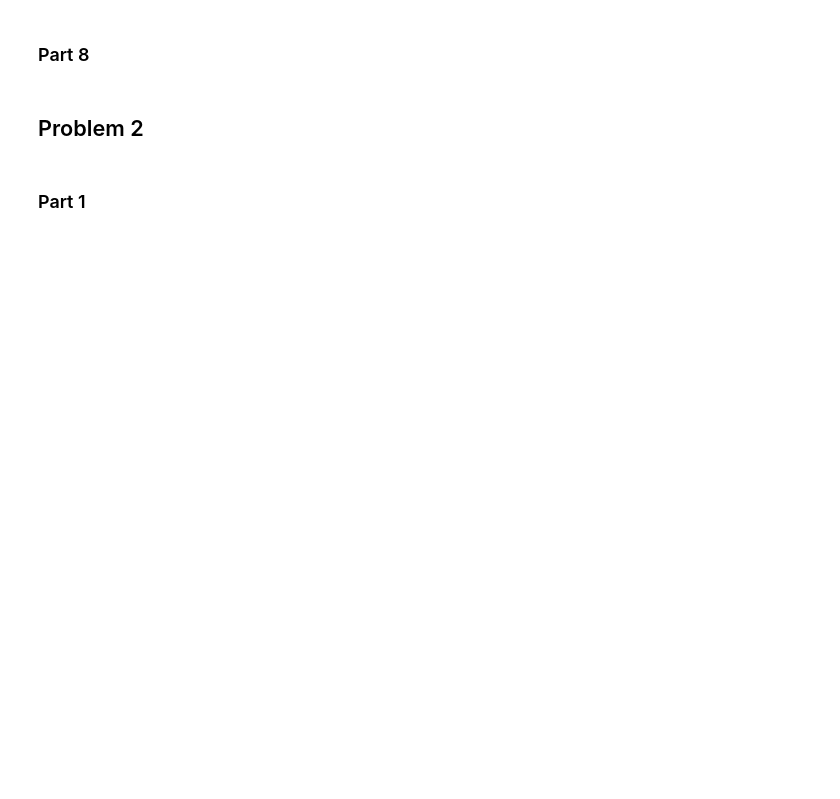
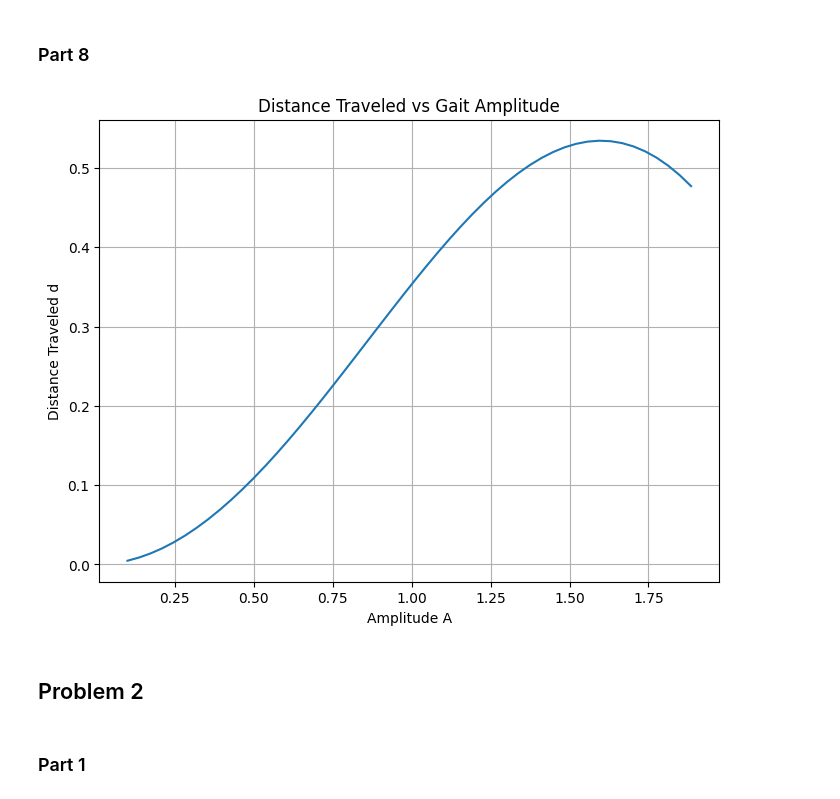
Before and after one commit to ryan-omori/MAE-269, a Jupyter notebook: HW3.ipynb, the cells around one changed output. Saved outputs shown, nothing was run; the diff lists cells and outputs as text; code cells hidden in the pictures; blank space fills up the shorter version.

```diff
--- a/HW3.ipynb
+++ b/HW3.ipynb
@@ -379,10 +352,6 @@ TypeError: _lambdifygenerated() missing 3 required positional arguments: 'A1', '
 ### Part 8
 # %%
 # Part 8 - Sweep Amplitude from 0.1 to 1.2*pi/2
-A_vals    = np.linspace(0.1, 1.2*np.pi/2, 50)
-distances = []
-phi_val   = float(pi/2)
-
 A_vals = np.linspace(0.1, 1.2*np.pi/2, 50)
 distances = []
 
@@ -403,33 +372,35 @@ for A1_ in A_vals:
     # 3. solve ODE
     sol = solve_ivp(
         lambda t, y: dynamics(t, y, alpha_fcn, params_),
         (0, t_end),
         init_state,
         t_eval=time,
         rtol=1e-8,
         atol=1e-8
     )
 
     # 4. recompute velocities (like screenshot does)
     q_dots = np.zeros((3, len(time)))
 
     for i, ti in enumerate(time):
         q_dots[:, i] = dynamics(ti, sol.y[:, i], alpha_fcn, params_)
 
     # 5. extract final position
     x_sol = sol.y[0, :]
     y_sol = sol.y[1, :]
 
     d = np.sqrt(x_sol[-1]**2 + y_sol[-1]**2)
     distances.append(d)
 # Plot distance vs amplitude
 plt.figure(figsize=(8, 6))
 plt.plot(A_vals, distances)
 plt.xlabel('Amplitude A')
 plt.ylabel('Distance Traveled d')
 plt.title('Distance Traveled vs Gait Amplitude')
 plt.grid(True)
 plt.show()
+# %% [output]
+[figure, added]
 # %% [markdown]
 ## Problem 2
 # %%
```
Also changed, not shown: parts of 21 cells of this notebook.
